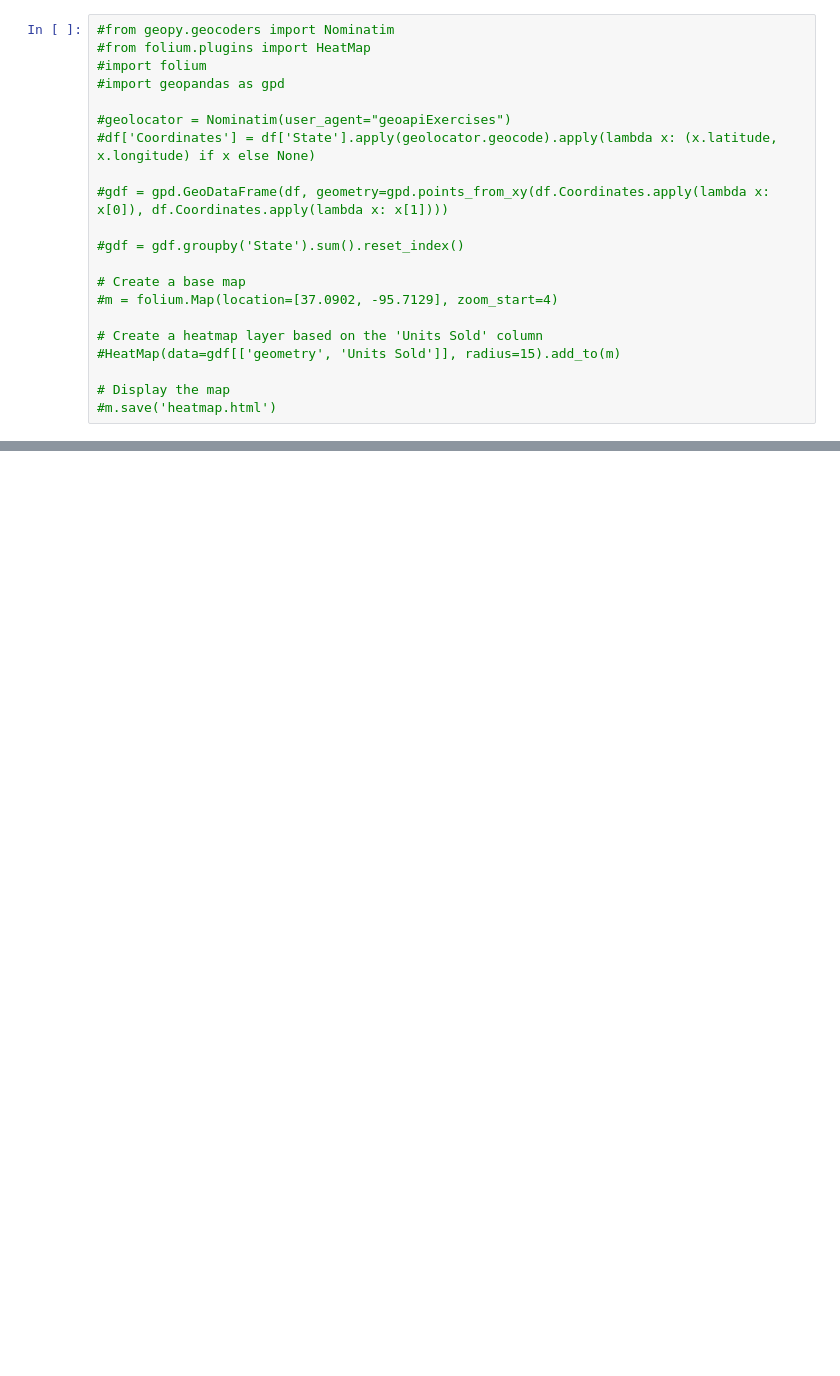
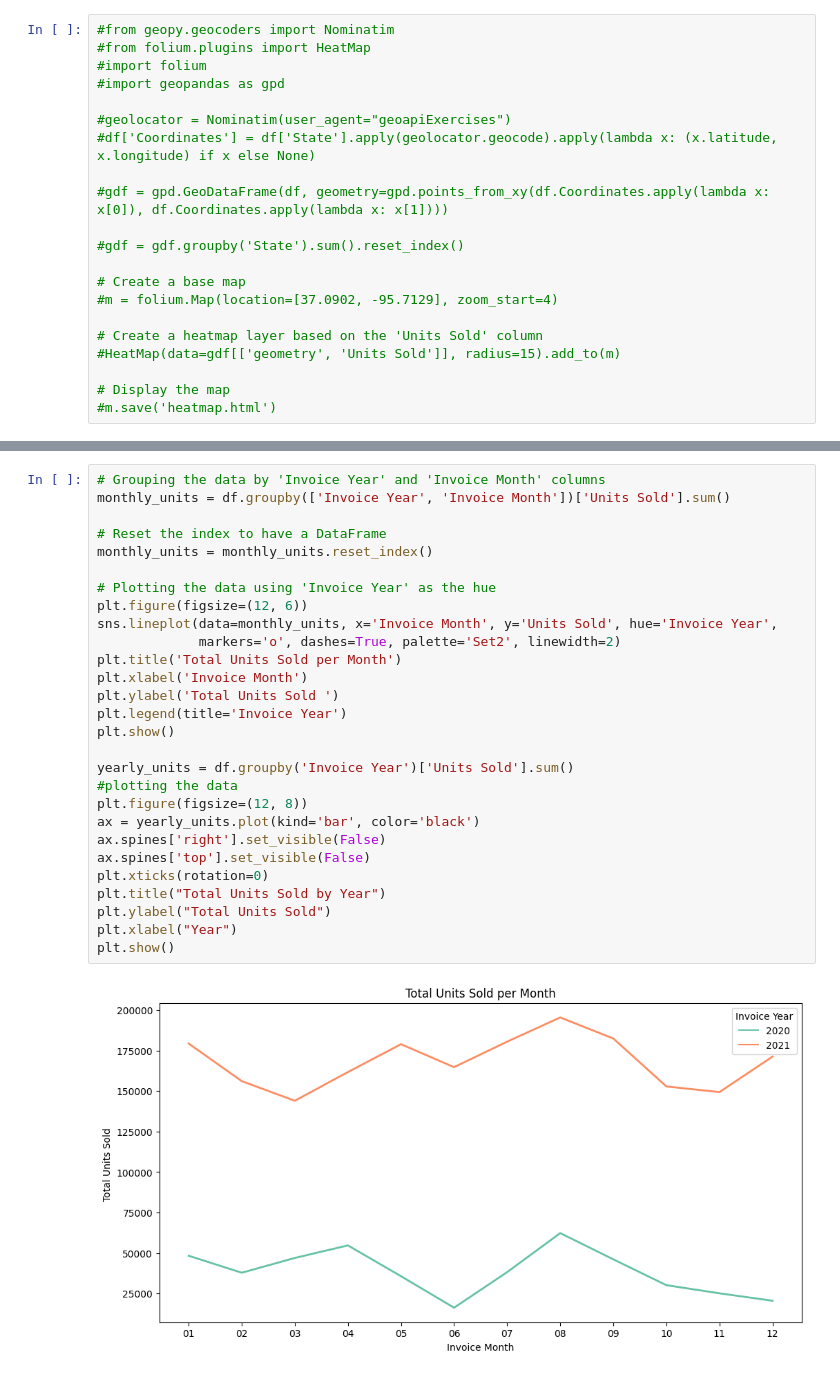
Before and after one commit to Murega14/adidas_analysis, a Jupyter notebook: adidas.ipynb, the cells around one changed output, grey strips where cells are left out. Cells and saved outputs as stored; diff of their text form; blank space fills up the shorter version.

```diff
--- a/adidas.ipynb
+++ b/adidas.ipynb
@@ -340,0 +385,30 @@ Name: Total Sales, dtype: object
+# %%
+# Grouping the data by 'Invoice Year' and 'Invoice Month' columns
+monthly_units = df.groupby(['Invoice Year', 'Invoice Month'])['Units Sold'].sum()
+
+# Reset the index to have a DataFrame
+monthly_units = monthly_units.reset_index()
+
+# Plotting the data using 'Invoice Year' as the hue
+plt.figure(figsize=(12, 6))
+sns.lineplot(data=monthly_units, x='Invoice Month', y='Units Sold', hue='Invoice Year',
+             markers='o', dashes=True, palette='Set2', linewidth=2)
+plt.title('Total Units Sold per Month')
+plt.xlabel('Invoice Month')
+plt.ylabel('Total Units Sold ')
+plt.legend(title='Invoice Year')
+plt.show()
+
+yearly_units = df.groupby('Invoice Year')['Units Sold'].sum()
+#plotting the data
+plt.figure(figsize=(12, 8))
+ax = yearly_units.plot(kind='bar', color='black')
+ax.spines['right'].set_visible(False)
+ax.spines['top'].set_visible(False)
+plt.xticks(rotation=0)
+plt.title("Total Units Sold by Year")
+plt.ylabel("Total Units Sold")
+plt.xlabel("Year")
+plt.show()
+# %% [output]
+[figure, added]
```
Also changed, not shown: parts of 9 cells of this notebook.
